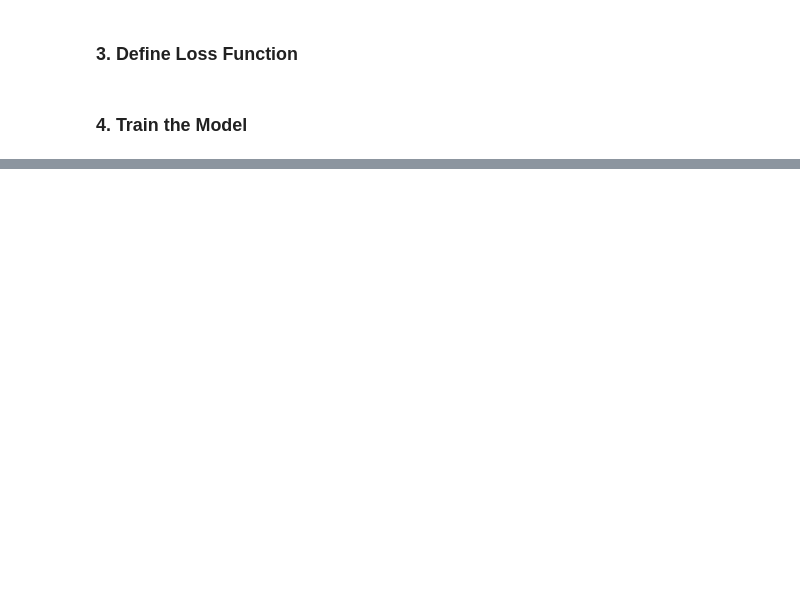
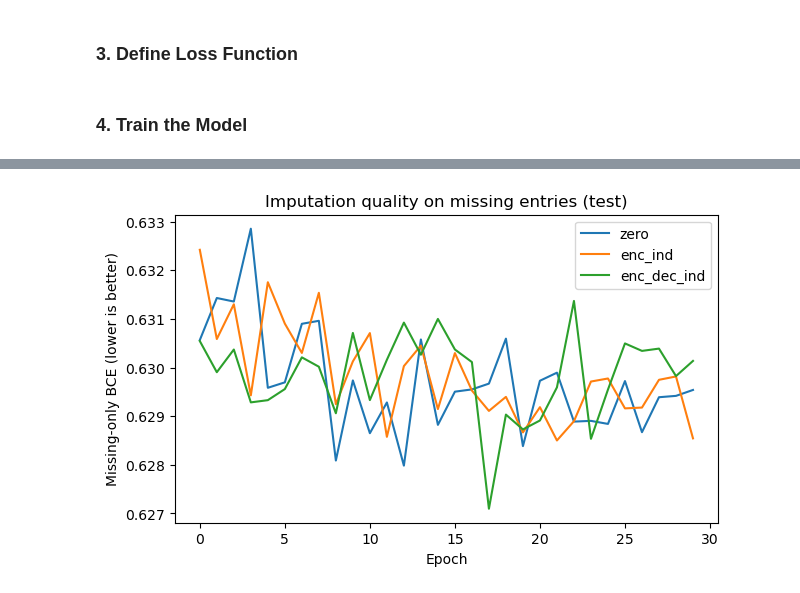
Before and after one commit to polar0n/animated-palm-tree, a Jupyter notebook: Estimation/VAE.ipynb, the cells around one changed output, grey strips where cells are left out. Cells and saved outputs as stored; diff of their text form; code cells hidden in the pictures; blank space fills up the shorter version.

```diff
--- a/Estimation/VAE.ipynb
+++ b/Estimation/VAE.ipynb
@@ -109,9 +142,13 @@ class Model(nn.Module):
         return x_hat, mean, log_var
 # %%
-encoder = Encoder(input_dim=x_dim, hidden_dim=hidden_dim, latent_dim=latent_dim)
-decoder = Decoder(latent_dim=latent_dim, hidden_dim=hidden_dim, output_dim=x_dim)
+enc_input_dim = x_dim if METHOD == "zero" else 2 * x_dim
+use_dec_mask = (METHOD == "enc_dec_ind")
 
-model = Model(encoder=encoder, decoder=decoder).to(DEVICE)
+encoder = Encoder(input_dim=enc_input_dim, hidden_dim=hidden_dim, latent_dim=latent_dim)
+decoder = Decoder(latent_dim=latent_dim, hidden_dim=hidden_dim, output_dim=x_dim,
+                  use_mask=use_dec_mask, x_dim=x_dim)
+
+model = Model(encoder, decoder).to(DEVICE)
 # %% [markdown]
 ### 3. Define Loss Function
 # %%
@@ -236,0 +264,26 @@ with torch.no_grad():
+# %%
+METHODS = ["zero", "enc_ind", "enc_dec_ind"]
+
+all_hist = {}
+final_scores = {}
+
+for METHOD in METHODS:
+    print("\n==============================")
+    print("Running:", METHOD)
+    print("==============================")
+
+    model, hist = train_one_method(
+        method=METHOD,
+        train_loader=train_loader,
+        test_loader=test_loader,
+        x_dim=x_dim,
+        hidden_dim=hidden_dim,
+        latent_dim=latent_dim,
+        lr=lr,
+        epochs=epochs,
+        device=DEVICE,
+        beta=1.0
+    )
+
+    all_hist[METHOD] = hist
+    final_scores[METHOD] = hist["test_missing_bce"][-1]
@@ -236,0 +311,11 @@ with torch.no_grad():
+# %%
+plt.figure(figsize=(7,4))
+for METHOD in METHODS:
+    plt.plot(all_hist[METHOD]["test_missing_bce"], label=METHOD)
+plt.xlabel("Epoch")
+plt.ylabel("Missing-only BCE (lower is better)")
+plt.title("Imputation quality on missing entries (test)")
+plt.legend()
+plt.show()
+# %% [output]
+[figure, added]
```
Also changed, not shown: parts of 19 cells of this notebook.
